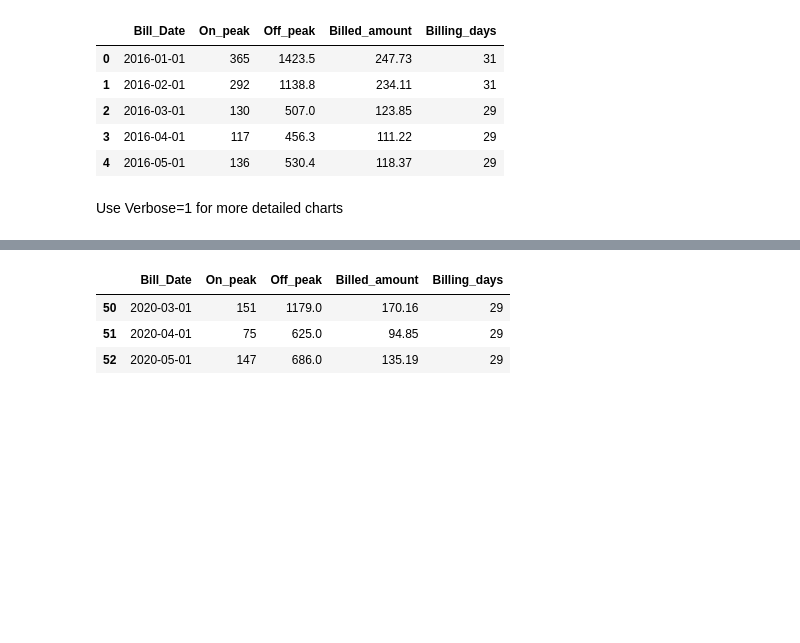
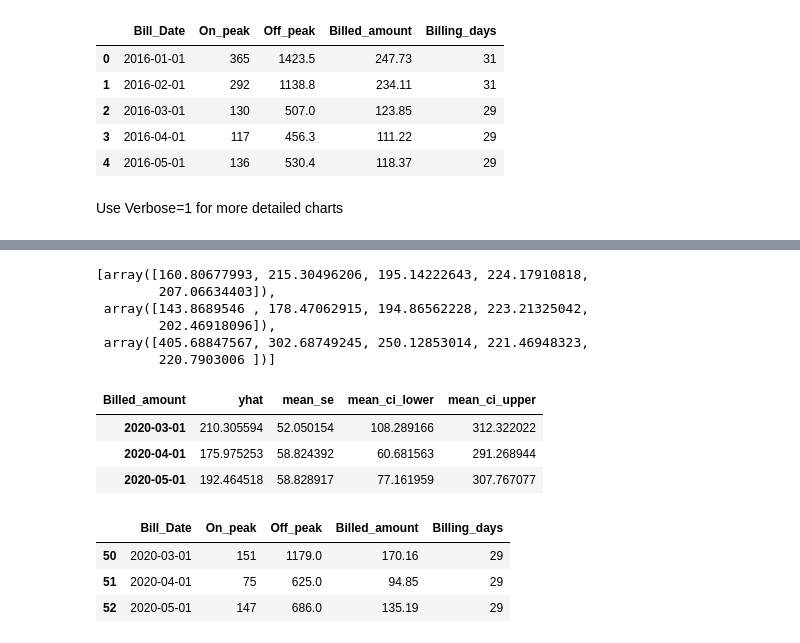
Before and after one commit to gulabpatel/TimeSeries, a Jupyter notebook: AutoML_auto_ts_electricity_consumption_data.ipynb, the cells around one changed output, grey strips where cells are left out. Cells and saved outputs as stored; diff of their text form; code cells hidden in the pictures; blank space fills up the shorter version.

```diff
--- a/AutoML_auto_ts_electricity_consumption_data.ipynb
+++ b/AutoML_auto_ts_electricity_consumption_data.ipynb
@@ -274 +217,18 @@ array([212.7912669 , 201.479645  , 104.6525523 , 113.84473249,
+# %%
+results_dict['auto_SARIMAX']['forecast']
+# %% [output]
+[array([160.80677993, 215.30496206, 195.14222643, 224.17910818,
+        207.06634403]),
+ array([143.8689546 , 178.47062915, 194.86562228, 223.21325042,
+        202.46918096]),
+ array([405.68847567, 302.68749245, 250.12853014, 221.46948323,
+        220.7903006 ])]
+# %%
+future_predictions = ml_dict.predict(testdata=test[['Bill_Date','Billed_amount']], model='auto_SARIMAX')
+future_predictions
+# %% [output]
+| Billed_amount | yhat | mean_se | mean_ci_lower | mean_ci_upper |
+| 2020-03-01 | 210.305594 | 52.050154 | 108.289166 | 312.322022 |
+| 2020-04-01 | 175.975253 | 58.824392 | 60.681563 | 291.268944 |
+| 2020-05-01 | 192.464518 | 58.828917 | 77.161959 | 307.767077 |
 # %%
```
Also changed, not shown: parts of 12 cells of this notebook.
